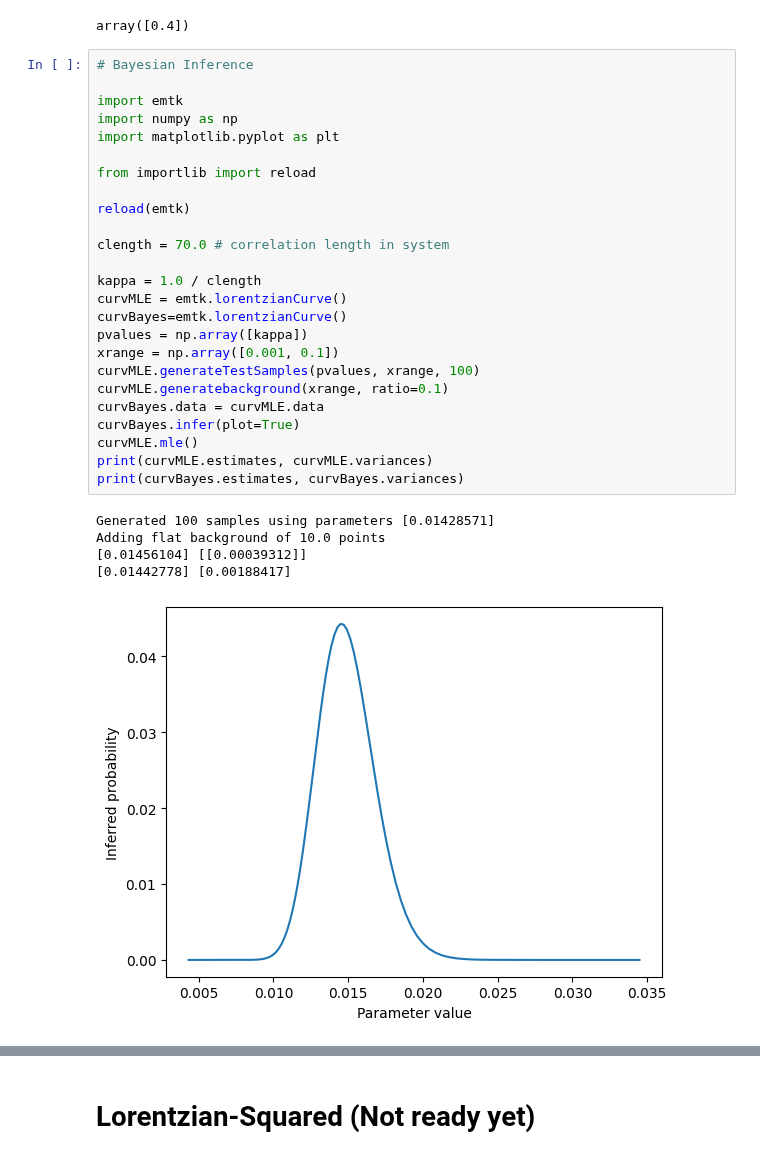
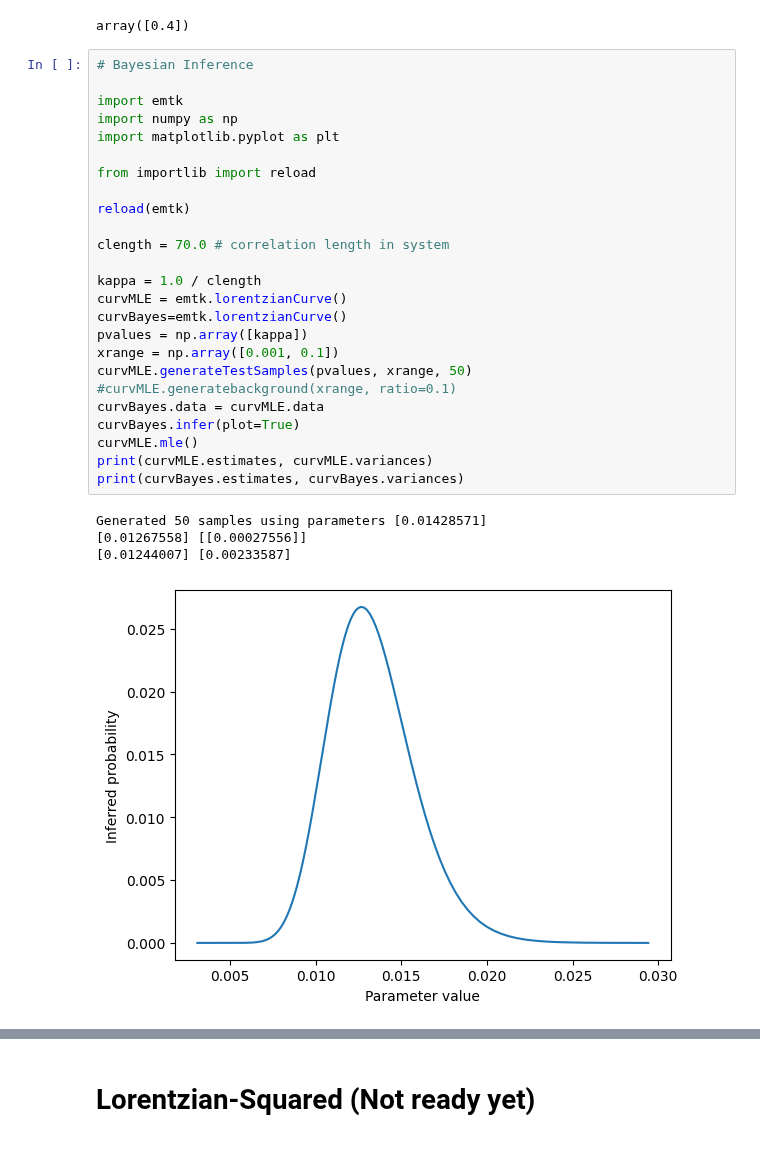
Before and after one commit to localoptimum/emtk, a Jupyter notebook: mleDemo.ipynb, the cells around one changed output, grey strips where cells are left out. Drawn from its saved outputs; the diff is of its cells as text.

```diff
--- a/mleDemo.ipynb
+++ b/mleDemo.ipynb
@@ -77,34 +90,33 @@ array([0.4])
 # %%
 # Bayesian Inference
 
 import emtk
 import numpy as np
 import matplotlib.pyplot as plt
 
 from importlib import reload
 
 reload(emtk)
 
 clength = 70.0 # correlation length in system
 
 kappa = 1.0 / clength
 curvMLE = emtk.lorentzianCurve()
 curvBayes=emtk.lorentzianCurve()
 pvalues = np.array([kappa])
 xrange = np.array([0.001, 0.1])
-curvMLE.generateTestSamples(pvalues, xrange, 100)
-curvMLE.generatebackground(xrange, ratio=0.1)
+curvMLE.generateTestSamples(pvalues, xrange, 50)
+#curvMLE.generatebackground(xrange, ratio=0.1)
 curvBayes.data = curvMLE.data
 curvBayes.infer(plot=True)
 curvMLE.mle()
 print(curvMLE.estimates, curvMLE.variances)
 print(curvBayes.estimates, curvBayes.variances)
 # %% [output]
-Generated 100 samples using parameters [0.01428571]
-Adding flat background of 10.0 points
-[0.01456104] [[0.00039312]]
-[0.01442778] [0.00188417]
+Generated 50 samples using parameters [0.01428571]
+[0.01267558] [[0.00027556]]
+[0.01244007] [0.00233587]
-[figure, old version]
+[figure, new version]
 # %%
 curvMLE.plotFit(logarithmic=True)
 curvBayes.plotFit(logarithmic=True)
```
Also changed, not shown: parts of 9 cells of this notebook, 1 other file.
